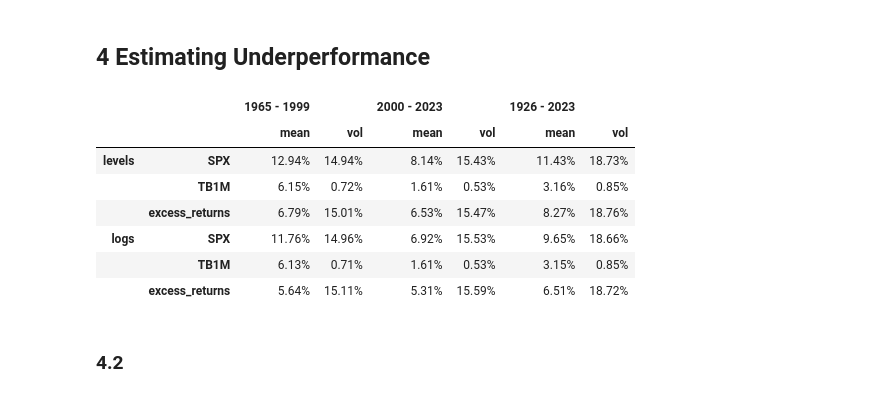
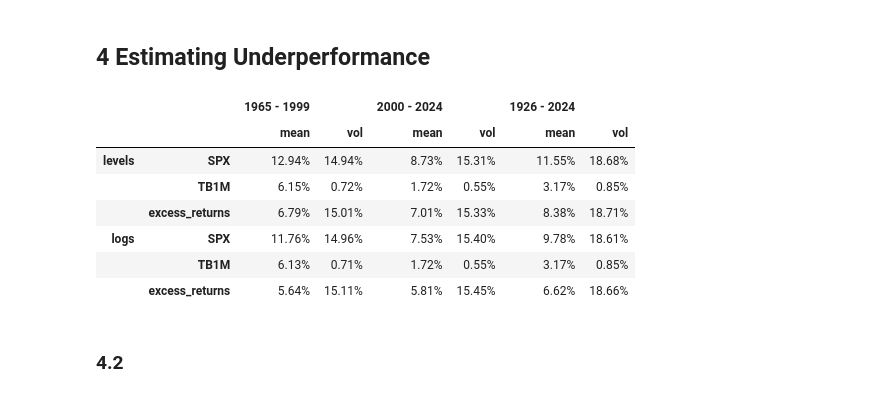
Before and after one commit to MarkHendricks/finm-portfolio-2024, a Jupyter notebook: homework/Solution Homework 6.ipynb, the cells around one changed output. Cells and saved outputs as stored; diff of their text form; code cells hidden in the pictures.

```diff
--- a/homework/Solution Homework 6.ipynb
+++ b/homework/Solution Homework 6.ipynb
@@ -373,29 +373,29 @@ data = pd.read_excel('../data/barnstable_analysis_data.xlsx', sheet_name=1).set_
 data['excess_returns'] = data['SPX'] - data['TB1M']
 rets = data['excess_returns']
 # %%
-agg_years = [(1965, 1999), (2000, 2023), (1926, 2023)]
+agg_years = [(1965, 1999), (2000, 2024), (1926, 2024)]
 def calc_analytics_by_year(data, agg_years):
     res = []
     for y in agg_years:
         sub = data.loc[str(y[0]):str(y[1])]
         res.append({'mean': sub.mean() * 12, 'vol': sub.std() * np.sqrt(12)})
     return pd.DataFrame(res, index = [f'{i[0]} - {i[1]}' for i in agg_years]).stack()
 
 sum_stats = data.apply(calc_analytics_by_year, agg_years = agg_years).T
 log_sum_stats = np.log(1 + data).apply(calc_analytics_by_year, agg_years = agg_years).T
 
 res_stats = pd.concat([sum_stats, log_sum_stats])
 res_stats.index = pd.MultiIndex.from_product([['levels','logs'], sum_stats.index.to_list()])
 res_stats.style.format('{:,.2%}')
 # %% [output]
-|  |  | 1965 - 1999 |  | 2000 - 2023 |  | 1926 - 2023 |  |
+|  |  | 1965 - 1999 |  | 2000 - 2024 |  | 1926 - 2024 |  |
 |  |  | mean | vol | mean | vol | mean | vol |
-| levels | SPX | 12.94% | 14.94% | 8.14% | 15.43% | 11.43% | 18.73% |
-|  | TB1M | 6.15% | 0.72% | 1.61% | 0.53% | 3.16% | 0.85% |
-|  | excess_returns | 6.79% | 15.01% | 6.53% | 15.47% | 8.27% | 18.76% |
-| logs | SPX | 11.76% | 14.96% | 6.92% | 15.53% | 9.65% | 18.66% |
-|  | TB1M | 6.13% | 0.71% | 1.61% | 0.53% | 3.15% | 0.85% |
-|  | excess_returns | 5.64% | 15.11% | 5.31% | 15.59% | 6.51% | 18.72% |
+| levels | SPX | 12.94% | 14.94% | 8.73% | 15.31% | 11.55% | 18.68% |
+|  | TB1M | 6.15% | 0.72% | 1.72% | 0.55% | 3.17% | 0.85% |
+|  | excess_returns | 6.79% | 15.01% | 7.01% | 15.33% | 8.38% | 18.71% |
+| logs | SPX | 11.76% | 14.96% | 7.53% | 15.40% | 9.78% | 18.61% |
+|  | TB1M | 6.13% | 0.71% | 1.72% | 0.55% | 3.17% | 0.85% |
+|  | excess_returns | 5.64% | 15.11% | 5.81% | 15.45% | 6.62% | 18.66% |
 # %% [markdown]
 ### 4.2
 # %%
```
Also changed, not shown: parts of 2 cells of this notebook.
